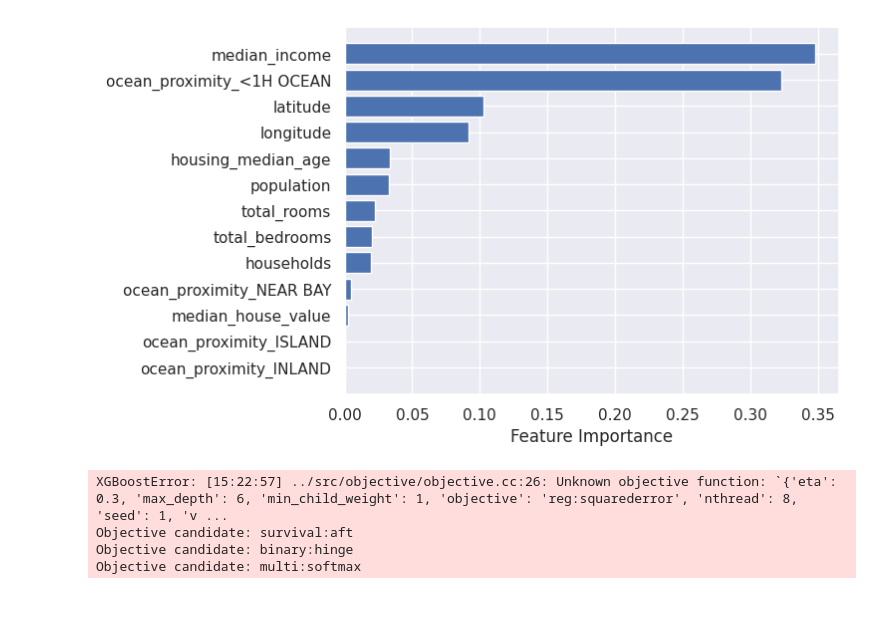
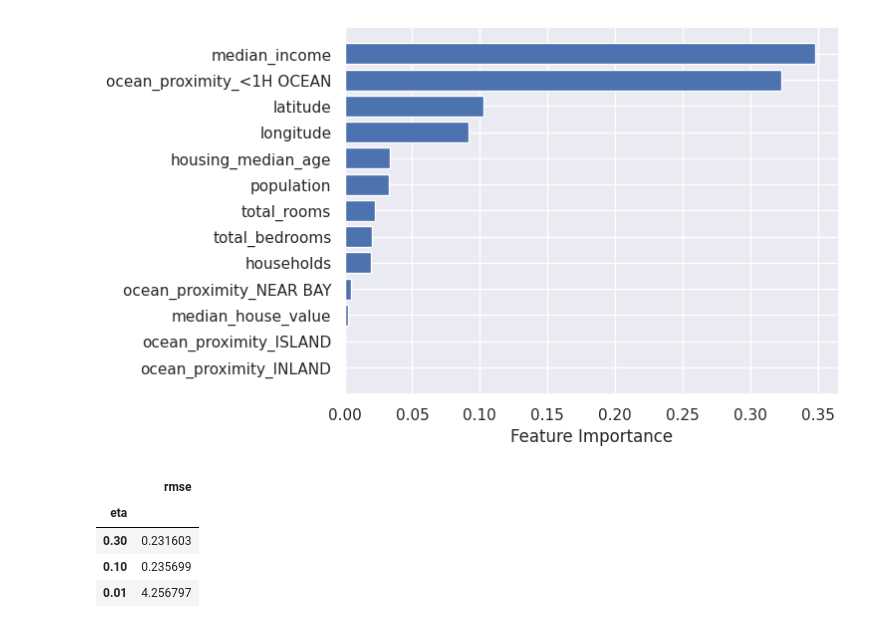
Before and after one commit to tahabinzafar/ML-Zoomcamp, a Jupyter notebook: HW#6/rf -xgboost.ipynb, the cells around one changed output. Cells and saved outputs as stored; diff of their text form; code cells hidden in the pictures.

```diff
--- a/HW#6/rf -xgboost.ipynb
+++ b/HW#6/rf -xgboost.ipynb
@@ -114,2 +106,0 @@ xgb_params = {
-# %%
-xgb_r=xgb.XGBRegressor(xgb_params)
@@ -118,7 +107,25 @@ X_train.rename(columns={'ocean_proximity_<1H OCEAN':'ocean_proximity_less_than_1
-# %%
-xgb_r.fit(X_train, y_train)
-# %% [output]
-XGBoostError: [15:22:57] ../src/objective/objective.cc:26: Unknown objective function: `{'eta': 0.3, 'max_depth': 6, 'min_child_weight': 1, 'objective': 'reg:squarederror', 'nthread': 8, 'seed': 1, 'v ...
-Objective candidate: survival:aft
-Objective candidate: binary:hinge
-Objective candidate: multi:softmax
+# %%
+#Columns names changed as XGBOOST was showing error because of '<'
+X_train.rename(columns={'ocean_proximity_<1H OCEAN':'ocean_proximity_less_than_1H_OCEAN'}, inplace=True)
+X_valid.rename(columns={'ocean_proximity_<1H OCEAN':'ocean_proximity_less_than_1H_OCEAN'}, inplace=True)
+# %%
+#xgboost model with different eta values and saving rmse scores in dataframe
+s=[]
+for e in [0.3,0.1,0.01]:
+  xgb_r=xgb.XGBRegressor(eta=e, max_depth=6,min_child_weight=1,objective='reg:squarederror', nthread=8, seed=1, verbosity=1)
+  xgb_r.fit(X_train, y_train)
+  y_pred = xgb_r.predict(X_valid)
+  sc = np.sqrt(mean_squared_error(y_valid, y_pred))
+  s.append((e, sc))
+
+df_s = pd.DataFrame(s, columns=['eta','rmse'])
+# %%
+df_s.set_index('eta')
+
+#Rmse at eta = 0.3 is better
+# %% [output]
+|  | rmse |
+| eta |  |
+| 0.30 | 0.231603 |
+| 0.10 | 0.235699 |
+| 0.01 | 4.256797 |
```
Also changed, not shown: parts of 6 cells of this notebook, 1 other file.
